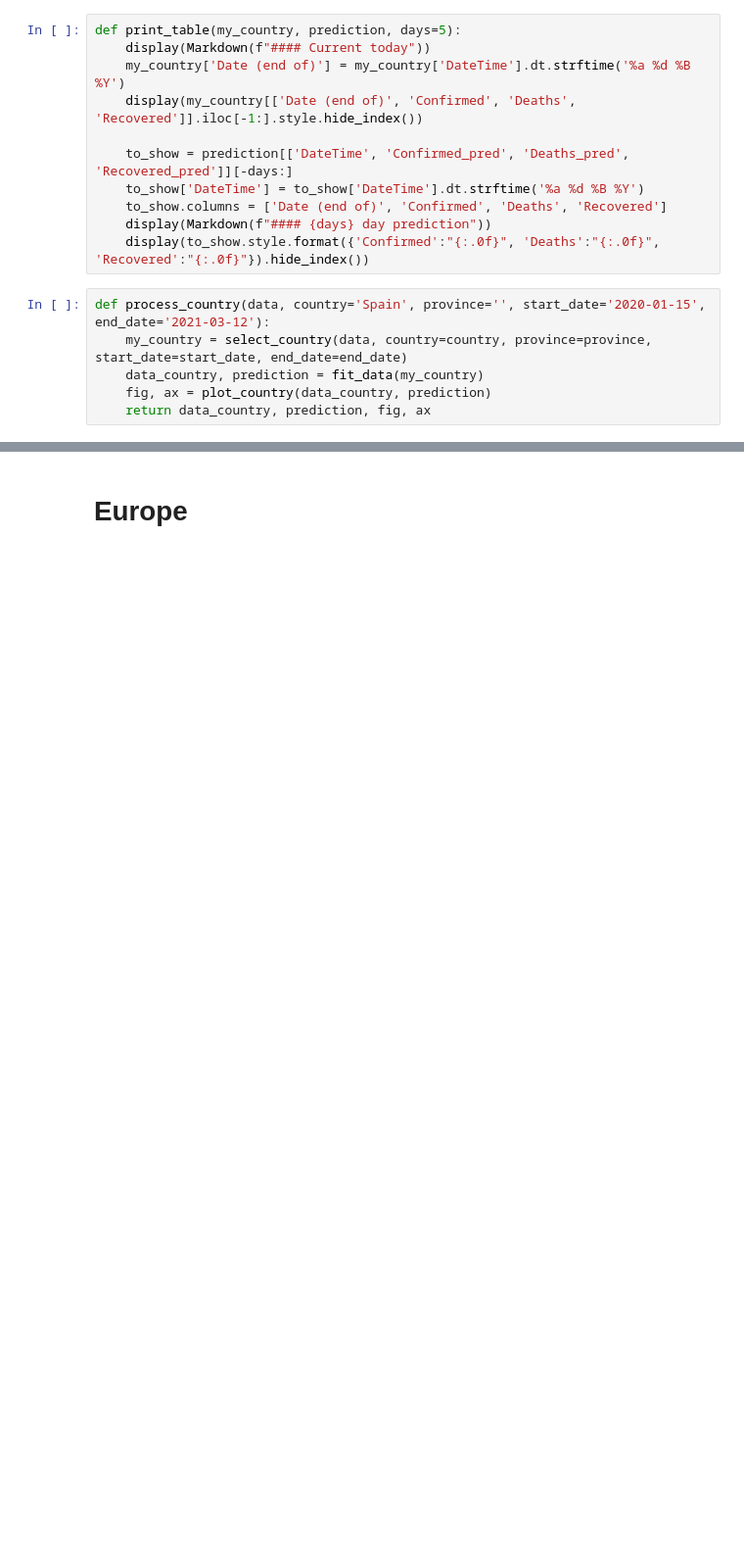
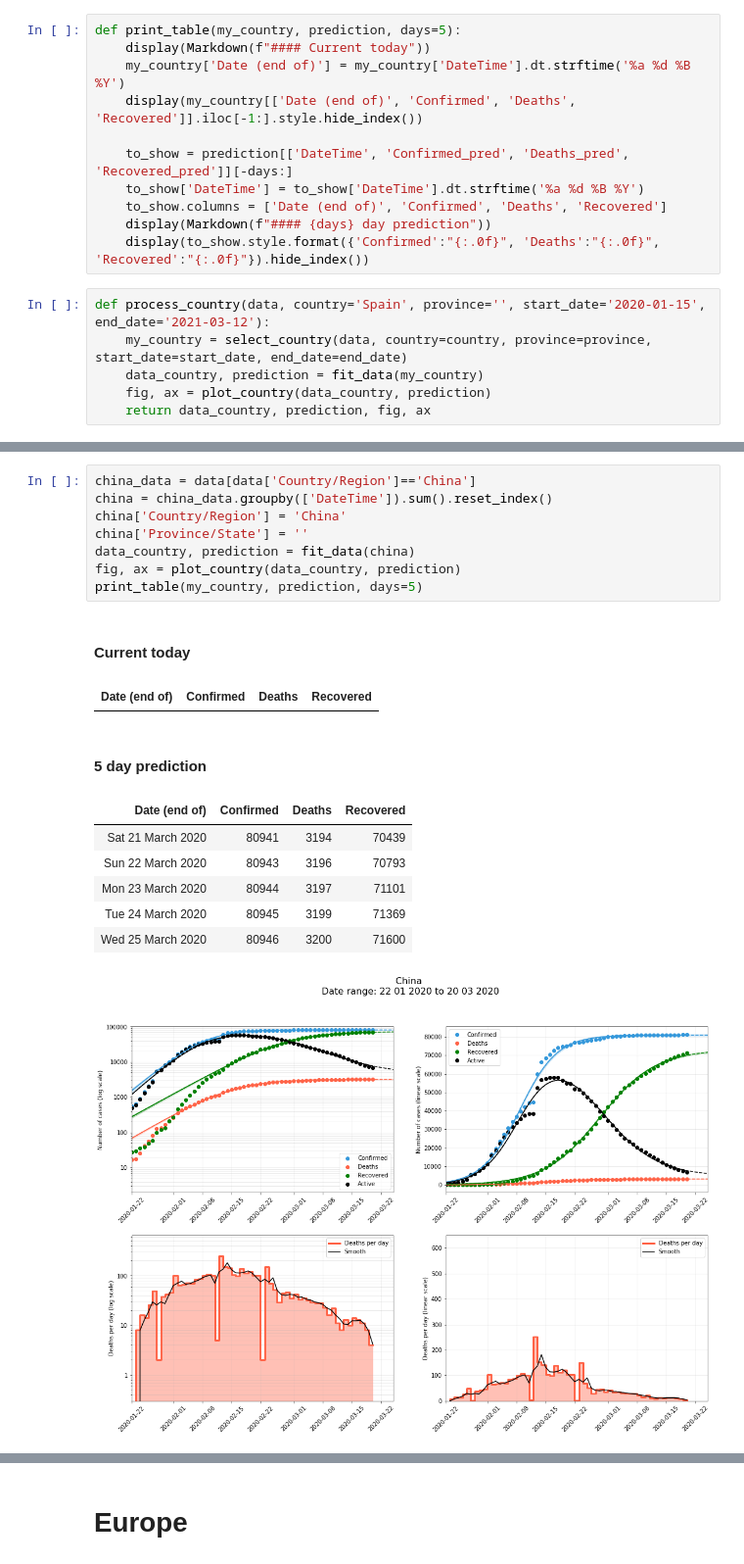
Before and after one commit to jmoldon/coronavirus_analysis, a Jupyter notebook: covid19.ipynb, the cells around one changed output, grey strips where cells are left out. Shown at 98% size. Saved outputs shown, nothing was run; the diff lists cells and outputs as text; blank space fills up the shorter version.

```diff
--- a/covid19.ipynb
+++ b/covid19.ipynb
@@ -477,0 +495,19 @@ def process_country(data, country='Spain', province='', start_date='2020-01-15',
+# %%
+china_data = data[data['Country/Region']=='China']
+china = china_data.groupby(['DateTime']).sum().reset_index()
+china['Country/Region'] = 'China'
+china['Province/State'] = ''
+data_country, prediction = fit_data(china)
+fig, ax = plot_country(data_country, prediction)
+print_table(my_country, prediction, days=5)
+# %% [output]
+#### Current today
+| Date (end of) | Confirmed | Deaths | Recovered |
+#### 5 day prediction
+| Date (end of) | Confirmed | Deaths | Recovered |
+| Sat 21 March 2020 | 80941 | 3194 | 70439 |
+| Sun 22 March 2020 | 80943 | 3196 | 70793 |
+| Mon 23 March 2020 | 80944 | 3197 | 71101 |
+| Tue 24 March 2020 | 80945 | 3199 | 71369 |
+| Wed 25 March 2020 | 80946 | 3200 | 71600 |
+[figure, added]
```
Also changed, not shown: parts of 4 cells of this notebook, 3 other files.
